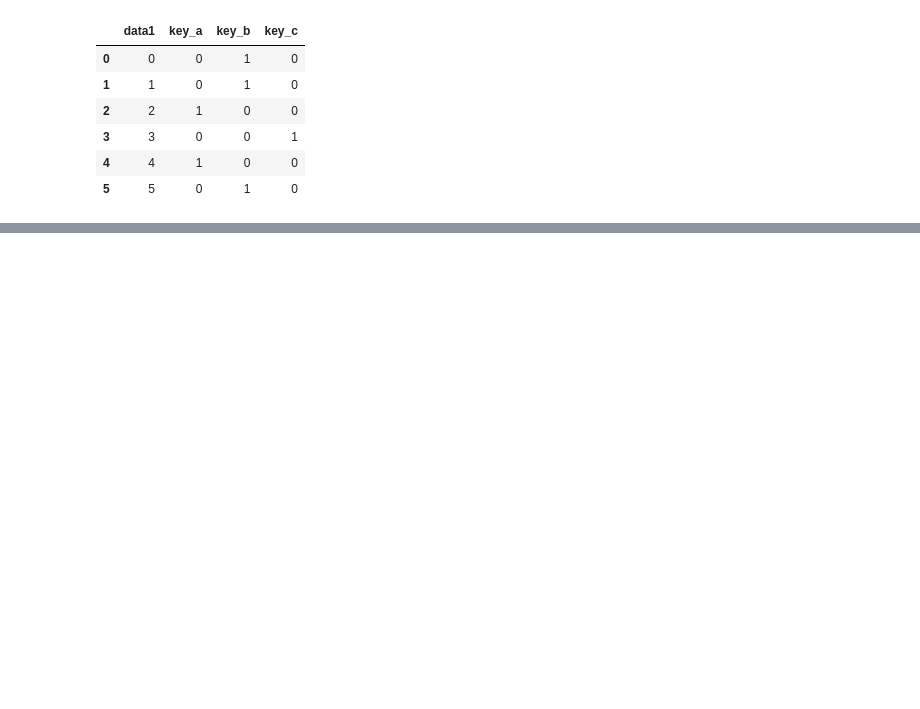
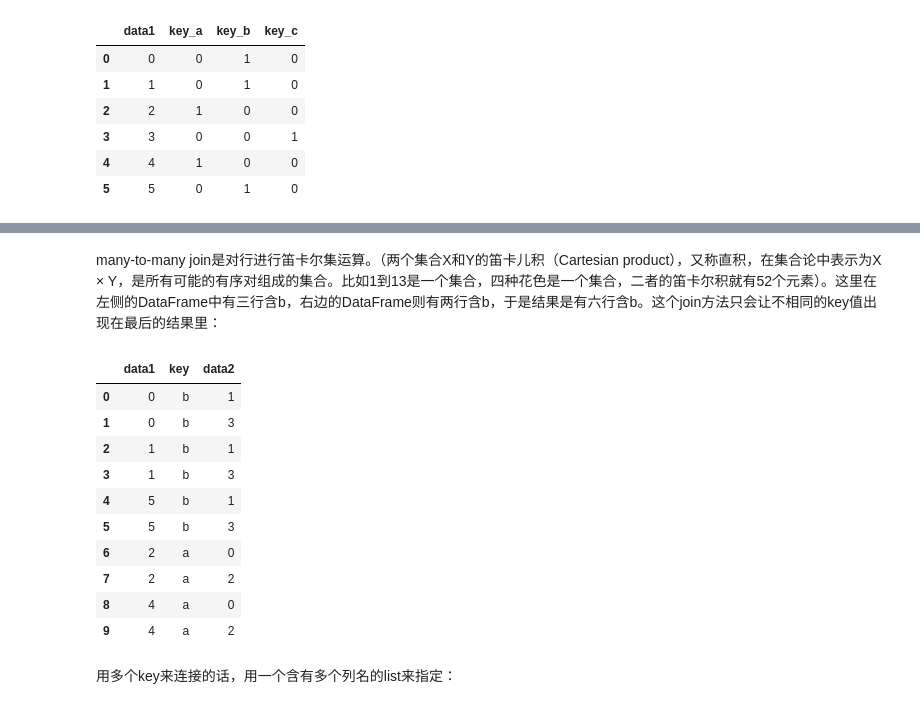
Before and after one commit to zzhhoubin/pydata, a Jupyter notebook: pandas.ipynb, the cells around one changed output, grey strips where cells are left out. Cells and saved outputs as stored; diff of their text form; code cells hidden in the pictures; blank space fills up the shorter version.

```diff
--- a/pandas.ipynb
+++ b/pandas.ipynb
@@ -1374,0 +1505,18 @@ df_with_dummy
+# %% [markdown]
+many-to-many join是对行进行笛卡尔集运算。（两个集合X和Y的笛卡儿积（Cartesian product），又称直积，在集合论中表示为X × Y，是所有可能的有序对组成的集合。比如1到13是一个集合，四种花色是一个集合，二者的笛卡尔积就有52个元素）。这里在左侧的DataFrame中有三行含b，右边的DataFrame则有两行含b，于是结果是有六行含b。这个join方法只会让不相同的key值出现在最后的结果里：
+# %%
+pd.merge(df1, df2, how='inner')
+# %% [output]
+|  | data1 | key | data2 |
+| 0 | 0 | b | 1 |
+| 1 | 0 | b | 3 |
+| 2 | 1 | b | 1 |
+| 3 | 1 | b | 3 |
+| 4 | 5 | b | 1 |
+| 5 | 5 | b | 3 |
+| 6 | 2 | a | 0 |
+| 7 | 2 | a | 2 |
+| 8 | 4 | a | 0 |
+| 9 | 4 | a | 2 |
+# %% [markdown]
+用多个key来连接的话，用一个含有多个列名的list来指定：
```
Also changed, not shown: parts of 121 cells of this notebook.
